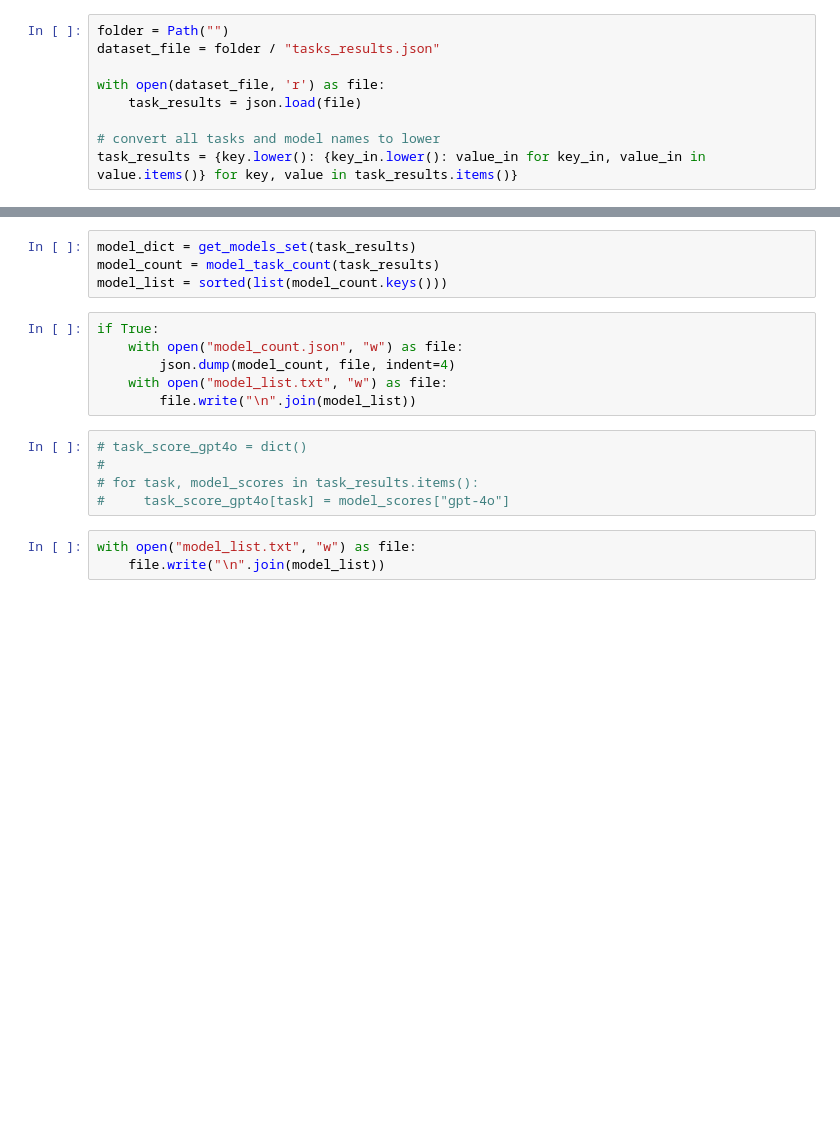
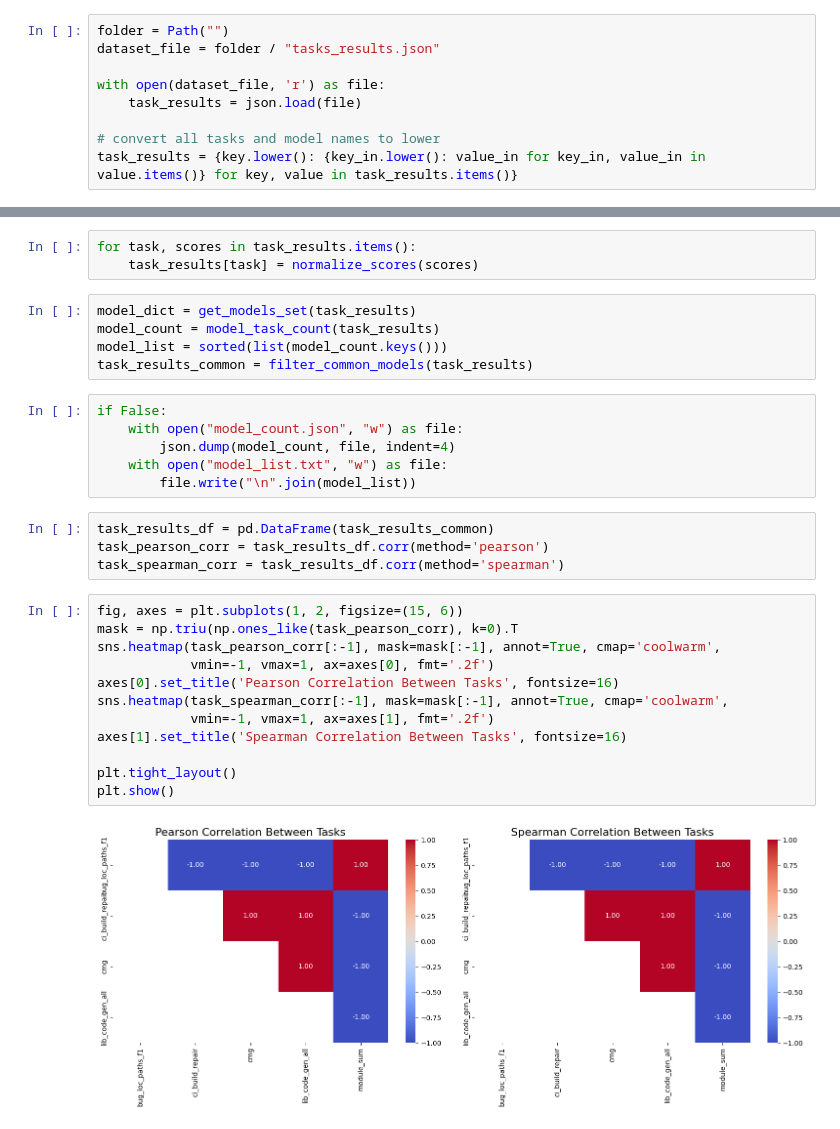
Before and after one commit to galtimur/various, a Jupyter notebook: lca_analysis/lca_corr_analysis.ipynb, the cells around one changed output, grey strips where cells are left out. Drawn from its saved outputs; the diff is of its cells as text; blank space fills up the shorter version.

Commit message:
Added initial plotting script and normalization of the scores.

```diff
--- a/lca_analysis/lca_corr_analysis.ipynb
+++ b/lca_analysis/lca_corr_analysis.ipynb
@@ -47,18 +79,32 @@ def model_task_count(tasks_dict):
+# %%
+for task, scores in task_results.items():
+    task_results[task] = normalize_scores(scores)
 # %%
 model_dict = get_models_set(task_results)
 model_count = model_task_count(task_results)
 model_list = sorted(list(model_count.keys()))
+task_results_common = filter_common_models(task_results)
-# %%
-if True:
-    with open("model_count.json", "w") as file:
-        json.dump(model_count, file, indent=4)
-    with open("model_list.txt", "w") as file:
-        file.write("\n".join(model_list))
-# %%
-# task_score_gpt4o = dict()
-#
-# for task, model_scores in task_results.items():
-#     task_score_gpt4o[task] = model_scores["gpt-4o"]
-# %%
-with open("model_list.txt", "w") as file:
-    file.write("\n".join(model_list))
+# %%
+if False:
+    with open("model_count.json", "w") as file:
+        json.dump(model_count, file, indent=4)
+    with open("model_list.txt", "w") as file:
+        file.write("\n".join(model_list))
+# %%
+task_results_df = pd.DataFrame(task_results_common)
+task_pearson_corr = task_results_df.corr(method='pearson')
+task_spearman_corr = task_results_df.corr(method='spearman')
+# %%
+fig, axes = plt.subplots(1, 2, figsize=(15, 6))
+mask = np.triu(np.ones_like(task_pearson_corr), k=0).T
+sns.heatmap(task_pearson_corr[:-1], mask=mask[:-1], annot=True, cmap='coolwarm',
+            vmin=-1, vmax=1, ax=axes[0], fmt='.2f')
+axes[0].set_title('Pearson Correlation Between Tasks', fontsize=16)
+sns.heatmap(task_spearman_corr[:-1], mask=mask[:-1], annot=True, cmap='coolwarm',
+            vmin=-1, vmax=1, ax=axes[1], fmt='.2f')
+axes[1].set_title('Spearman Correlation Between Tasks', fontsize=16)
+
+plt.tight_layout()
+plt.show()
+# %% [output]
+[figure, added]
```
Also changed, not shown: parts of 2 cells of this notebook, 1 other file.
